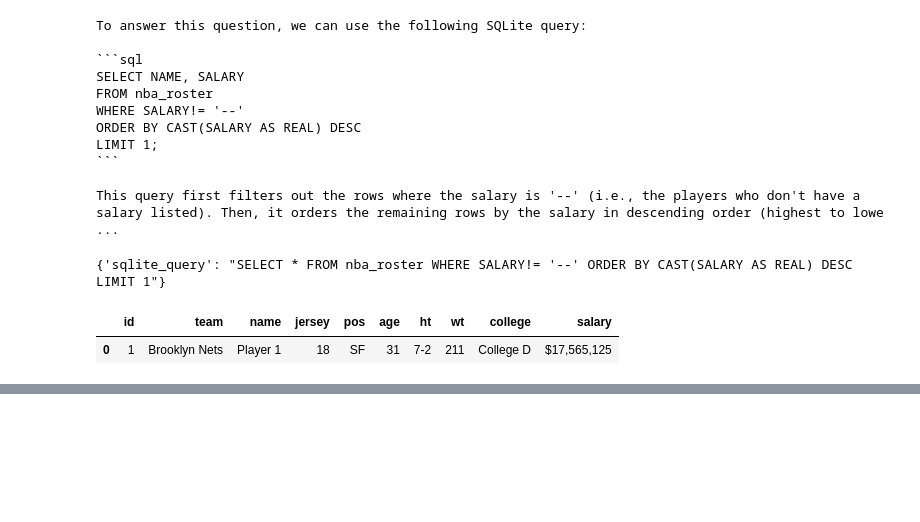
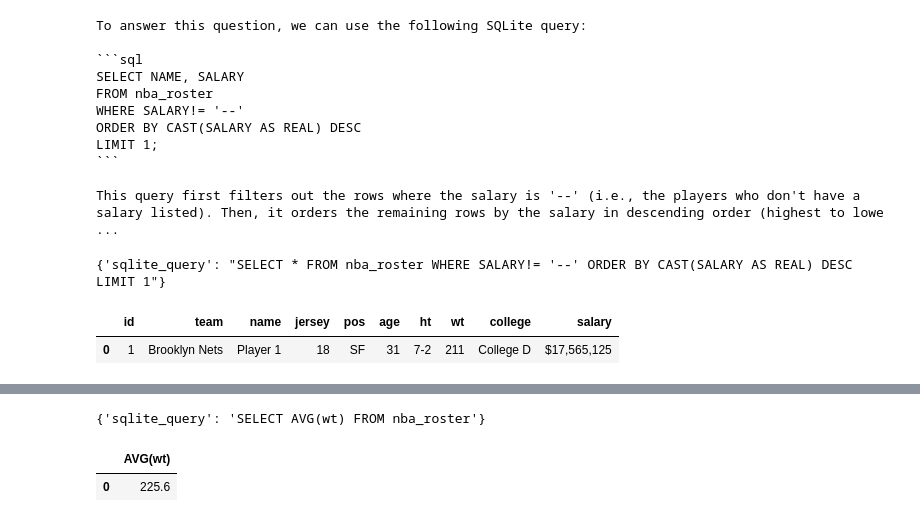
Before and after one commit to Socciu007/AI-model, a Jupyter notebook: improve_llm_app.ipynb, the cells around one changed output, grey strips where cells are left out. Cells and saved outputs as stored; diff of their text form; code cells hidden in the pictures; blank space fills up the shorter version.

```diff
--- a/improve_llm_app.ipynb
+++ b/improve_llm_app.ipynb
@@ -208,0 +256,9 @@ df
+# %%
+question = "What is the median weight in the NBA?"
+
+system = f"""You are an NBA analyst with 15 years of experience writing complex SQL queries. Consider the nba_roster table with the following schema:
+{get_schema_ex()}
+Write a sqlite query to answer the following question. Follow instructions exactly"""
+
+prompt = make_llama_3_prompt(question, system)
+print(prompt)
@@ -208,0 +282,10 @@ df
+# %%
+generated_query = llm.generate(prompt, output_type={"sqlite_query": "str"}, max_new_tokens=200)
+print(generated_query)
+
+df = pd.read_sql(generated_query["sqlite_query"], con=engine)
+df
+# %% [output]
+{'sqlite_query': 'SELECT AVG(wt) FROM nba_roster'}
+|  | AVG(wt) |
+| 0 | 225.6 |
```
Also changed, not shown: parts of 28 cells of this notebook, 5 other files.
